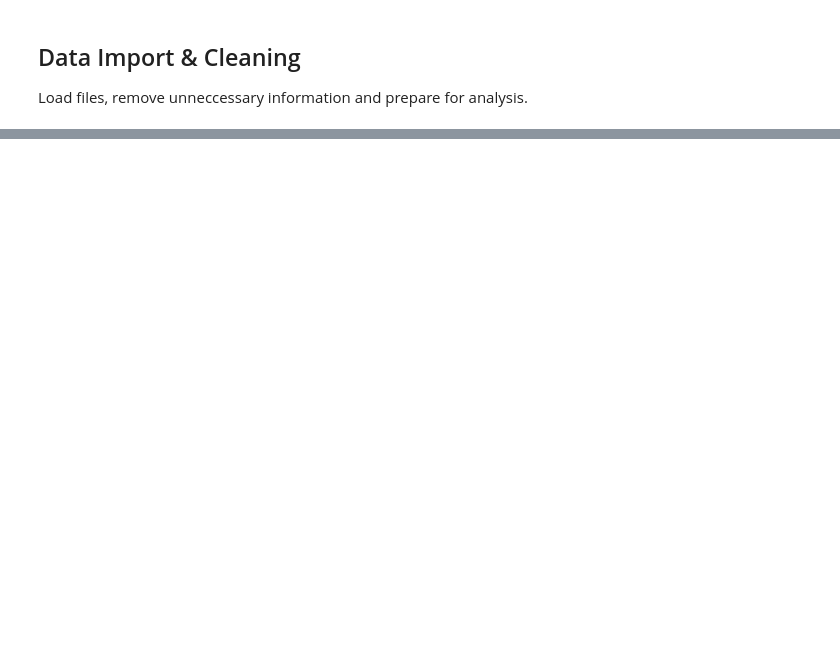
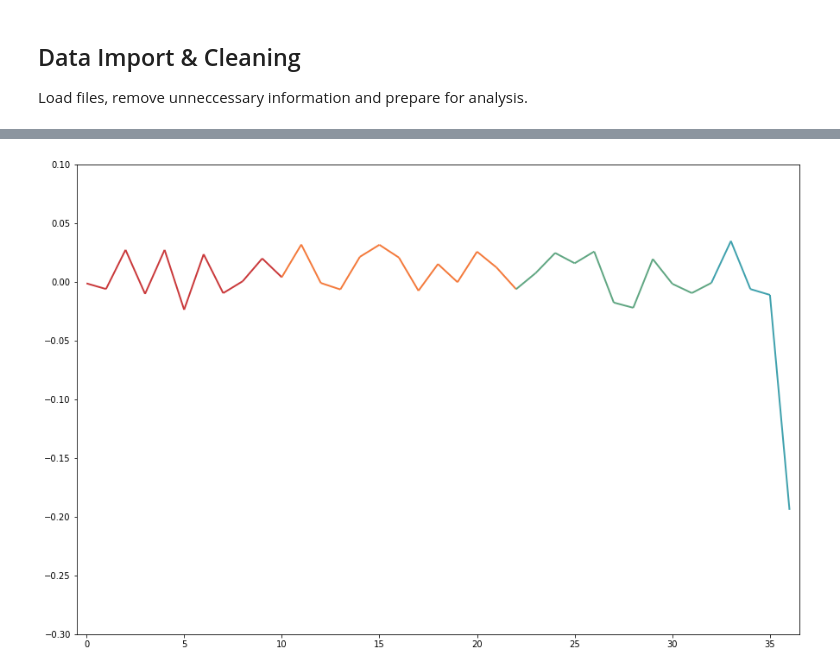
Before and after one commit to ttsteiger/mrrobot-sentiment-analysis, a Jupyter notebook: mrrobot-sentiment-analysis.ipynb, the cells around one changed output, grey strips where cells are left out. Saved outputs shown, nothing was run; the diff lists cells and outputs as text; code cells hidden in the pictures; blank space fills up the shorter version.

```diff
--- a/mrrobot-sentiment-analysis.ipynb
+++ b/mrrobot-sentiment-analysis.ipynb
@@ -192,0 +271,42 @@ ValueError: setting an array element with a sequence.
+# %%
+# tokenize subtitles into sentences
+df['sentence_tokens'] = df['subtitles'].apply(sent_tokenize)
+
+# calculate sentence Vader scores for all episodes
+def analyzeSentences(sentences):
+    """Calculate and return VADER compound values for list of strings."""
+    analyzer = SentimentIntensityAnalyzer()
+
+    compound_scores = []
+    for sentence in sentences:
+        vs = analyzer.polarity_scores(sentence)
+        compound_scores.append(vs['compound'])
+
+    return compound_scores
+
+df['sentence_scores'] = df['sentence_tokens'].apply(analyzeSentences)
+df['mean_scores'] = df['sentence_scores'].apply(lambda x: sum(x) / len(x))
+
+# plot VADER mean scores for all episodes
+fig, ax = plt.subplots(1, 1, figsize=(15,10))
+
+episodes = list(df.index)
+seasons = df['season']
+color_array = [
+    colors[0] if s == 1
+    else colors[1] if s == 2
+    else colors[2] if s == 3
+    else colors[3] if s == 4
+    else '' for s in seasons]
+
+mean_compound_score_segments = create_segments(episodes, df['mean_scores'])
+lc = LineCollection(mean_compound_score_segments, color=color_array)
+lc.set_linewidth(2)
+mean_compound_score_line = ax.add_collection(lc)
+
+ax.set_xlim([-0.5, len(episodes) - 0.5])
+ax.set_ylim([-0.3, 0.1])
+
+plt.show()
+# %% [output]
+[figure, added]
```
Also changed, not shown: parts of 13 cells of this notebook, 27 other files.
